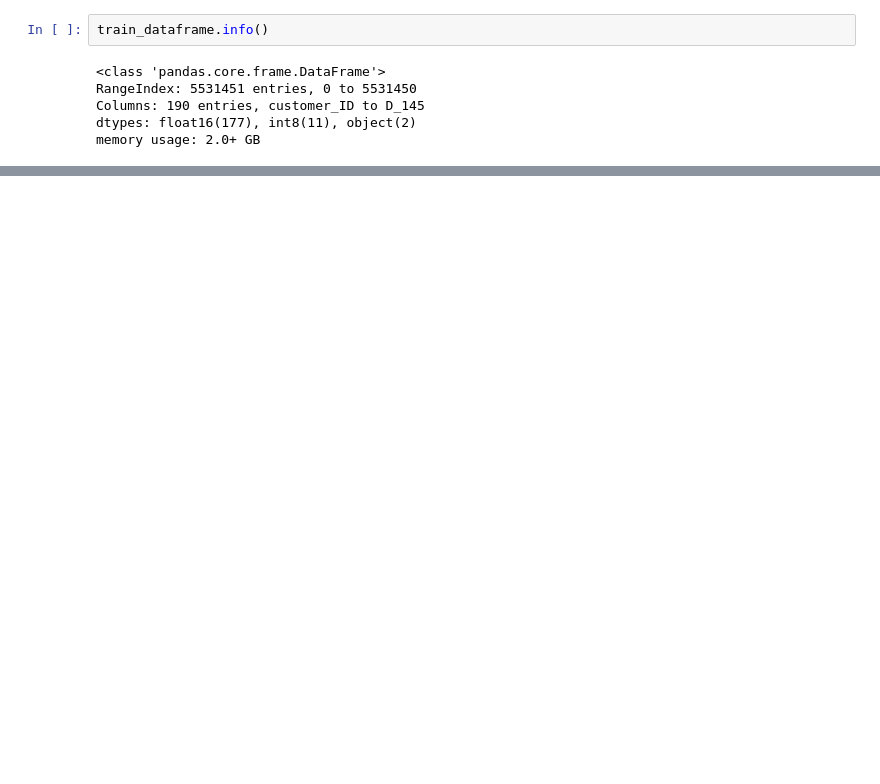
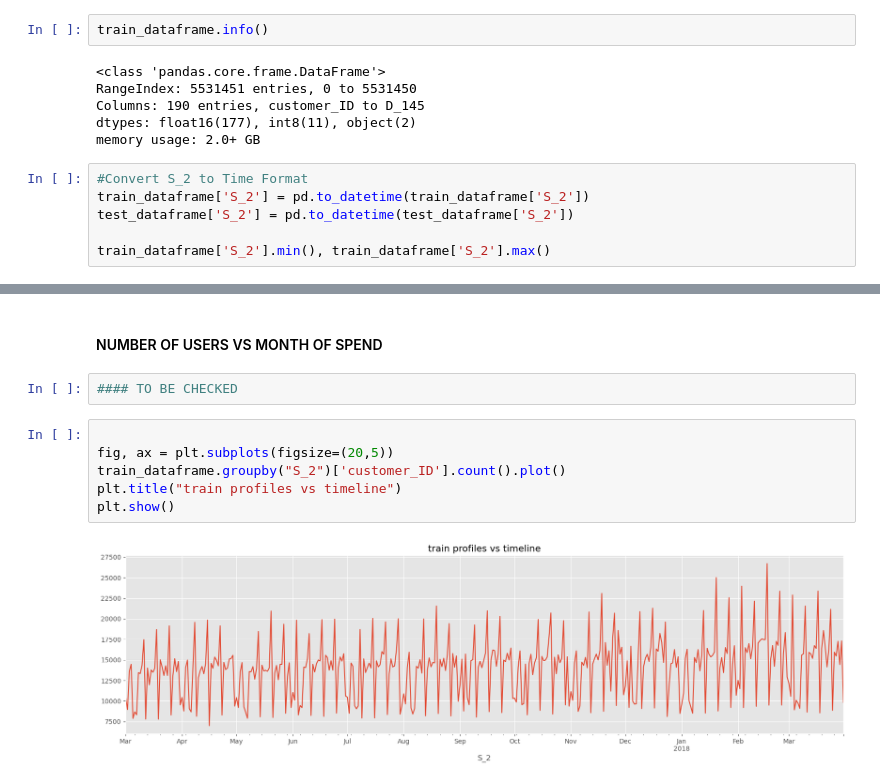
Before and after one commit to aneerban10/ML_PGDDE_SEM2_GRP1, a Jupyter notebook: Code_Aneerban_V1.ipynb, the cells around one changed output, grey strips where cells are left out. Cells and saved outputs as stored; diff of their text form; blank space fills up the shorter version.

```diff
--- a/Code_Aneerban_V1.ipynb
+++ b/Code_Aneerban_V1.ipynb
@@ -86,3 +72,9 @@ RangeIndex: 5531451 entries, 0 to 5531450
 Columns: 190 entries, customer_ID to D_145
 dtypes: float16(177), int8(11), object(2)
 memory usage: 2.0+ GB
+# %%
+#Convert S_2 to Time Format
+train_dataframe['S_2'] = pd.to_datetime(train_dataframe['S_2'])
+test_dataframe['S_2'] = pd.to_datetime(test_dataframe['S_2'])
+
+train_dataframe['S_2'].min(), train_dataframe['S_2'].max()
@@ -88,0 +83,13 @@ memory usage: 2.0+ GB
+# %% [markdown]
+
+#### NUMBER OF USERS VS MONTH OF SPEND
+# %%
+#### TO BE CHECKED
+# %%
+
+fig, ax = plt.subplots(figsize=(20,5))
+train_dataframe.groupby("S_2")['customer_ID'].count().plot()
+plt.title("train profiles vs timeline")
+plt.show()
+# %% [output]
+[figure, added]
```
Also changed, not shown: parts of 8 cells of this notebook.
